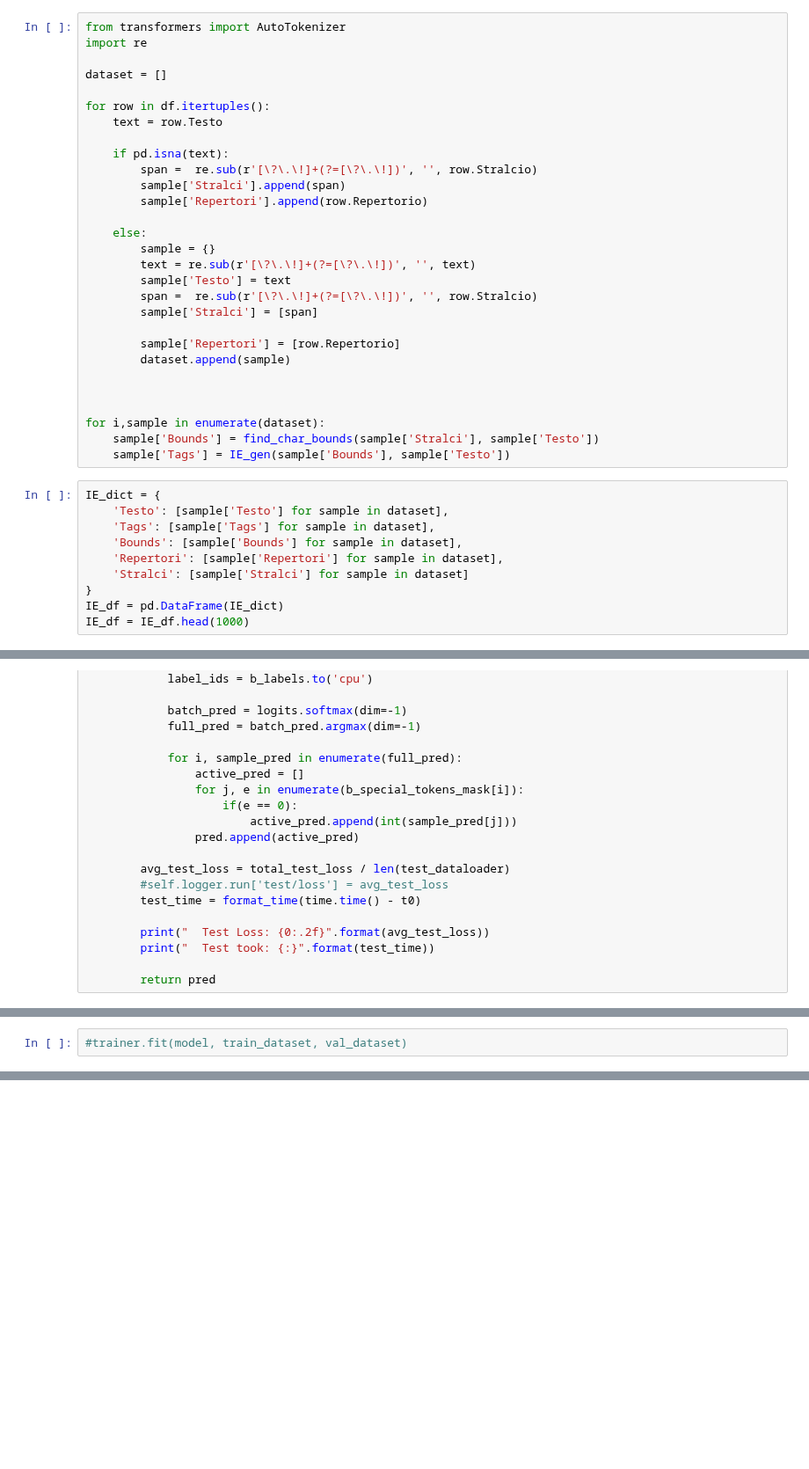
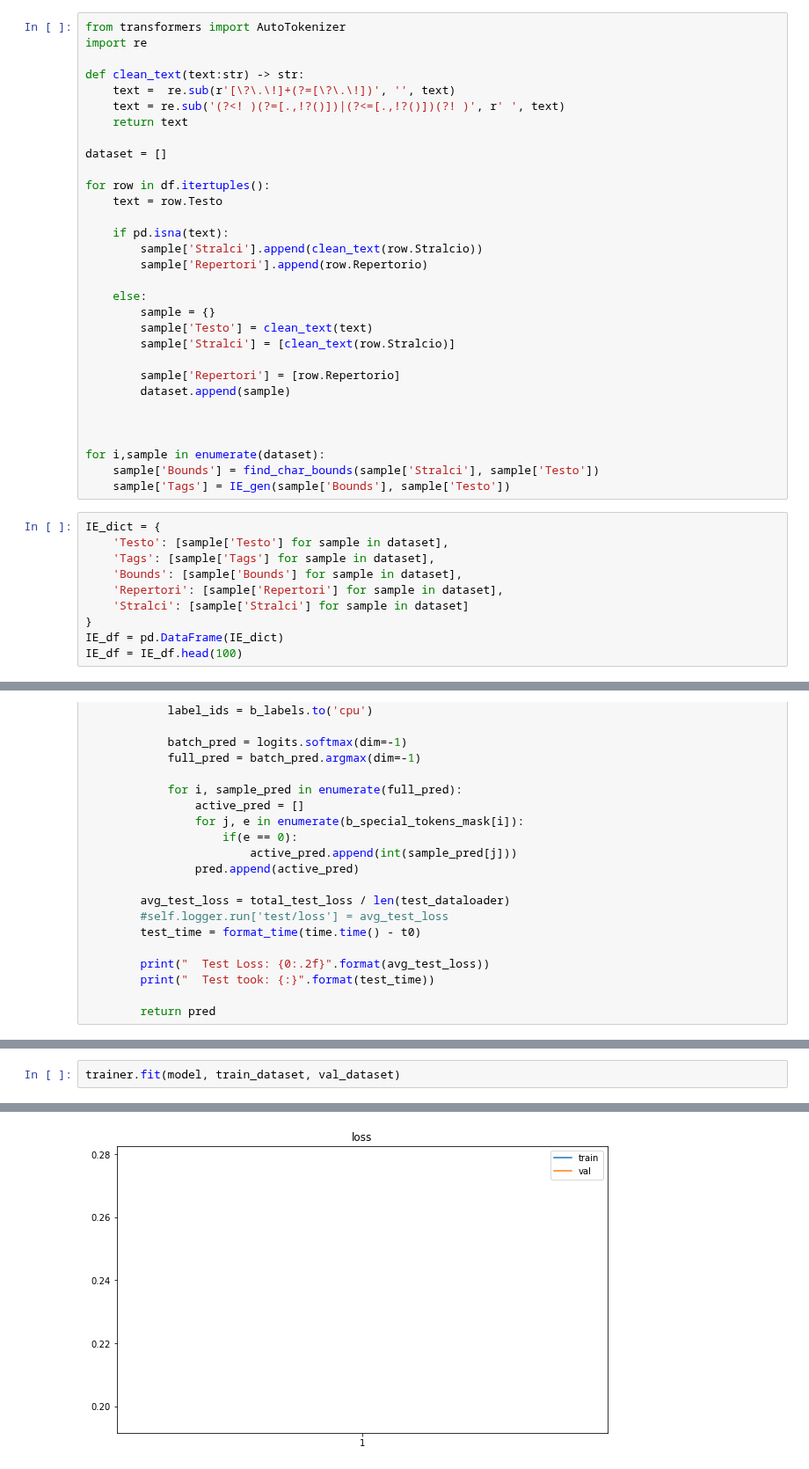
Before and after one commit to rikicamme01/DialogiTECH, a Jupyter notebook: notebooks/BIO_dataset.ipynb, the cells around one changed output, grey strips where cells are left out. Shown at 88% size. Cells and saved outputs as stored; diff of their text form; blank space fills up the shorter version.

```diff
--- a/notebooks/BIO_dataset.ipynb
+++ b/notebooks/BIO_dataset.ipynb
@@ -37,6 +37,11 @@ def IE_gen(bounds: list, text:str) -> str:
 # %%
 from transformers import AutoTokenizer
 import re
+
+def clean_text(text:str) -> str:
+    text =  re.sub(r'[\?\.\!]+(?=[\?\.\!])', '', text)
+    text = re.sub('(?<! )(?=[.,!?()])|(?<=[.,!?()])(?! )', r' ', text)
+    return text
 
 dataset = []
 
@@ -44,16 +49,13 @@ for row in df.itertuples():
     text = row.Testo
 
     if pd.isna(text):
-        span =  re.sub(r'[\?\.\!]+(?=[\?\.\!])', '', row.Stralcio)
-        sample['Stralci'].append(span)
+        sample['Stralci'].append(clean_text(row.Stralcio))
         sample['Repertori'].append(row.Repertorio)
 
     else:
         sample = {}
-        text = re.sub(r'[\?\.\!]+(?=[\?\.\!])', '', text)
-        sample['Testo'] = text
-        span =  re.sub(r'[\?\.\!]+(?=[\?\.\!])', '', row.Stralcio)
-        sample['Stralci'] = [span]
+        sample['Testo'] = clean_text(text)
+        sample['Stralci'] = [clean_text(row.Stralcio)]
 
         sample['Repertori'] = [row.Repertorio]
         dataset.append(sample)
@@ -72,7 +74,7 @@ IE_dict = {
     'Stralci': [sample['Stralci'] for sample in dataset]
 }
 IE_df = pd.DataFrame(IE_dict)
-IE_df = IE_df.head(1000)
+IE_df = IE_df.head(100)
 # %%
 from torch.utils.data import Dataset, DataLoader
 from transformers import AutoTokenizer, AutoModel
@@ -594,2 +595,3 @@ Remember to stop your run once you’ve finished logging your metadata (https://
 # %%
-#trainer.fit(model, train_dataset, val_dataset)
+trainer.fit(model, train_dataset, val_dataset)
+# %% [output]
@@ -596,3 +614,4 @@ Remember to stop your run once you’ve finished logging your metadata (https://
+[figure, added]
 # %%
 pred = trainer.test(model, test_dataset)
 # %% [output]
```
Also changed, not shown: parts of 14 cells of this notebook, 2 other files.
